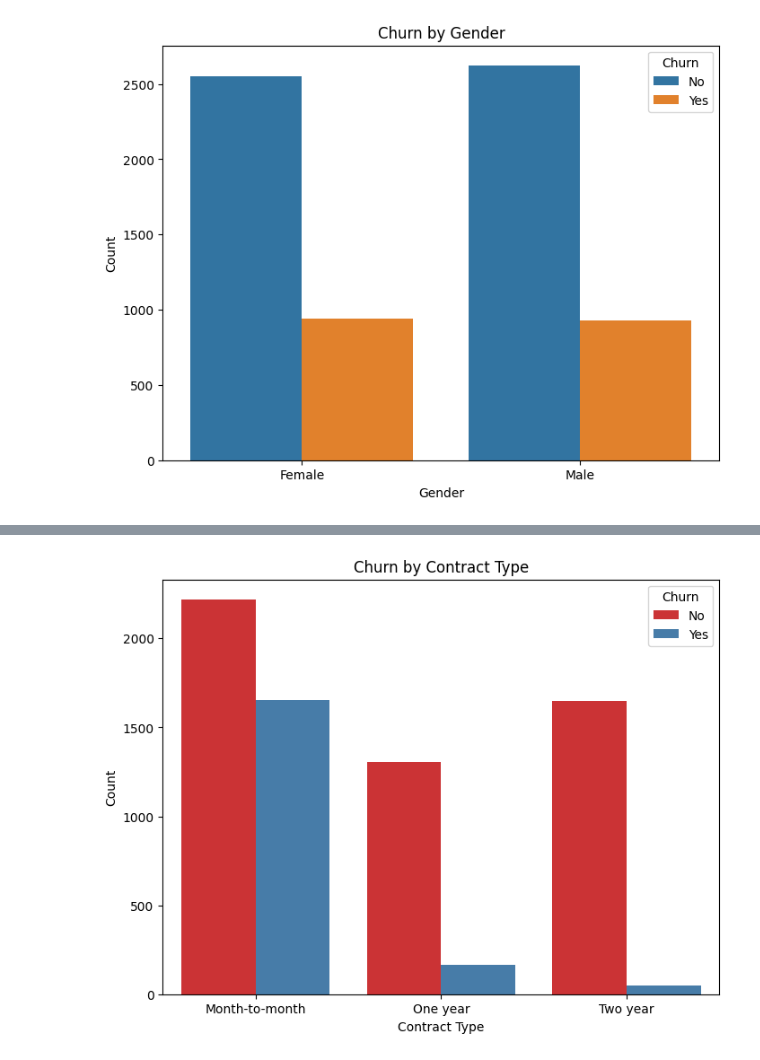
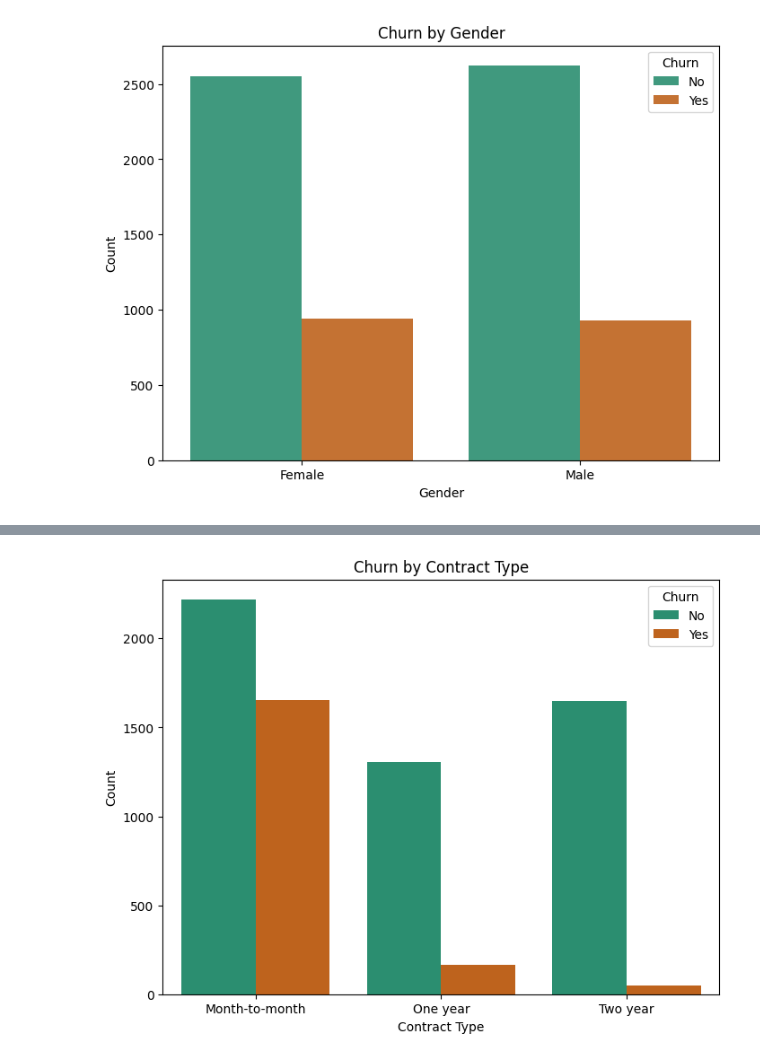
Before and after one commit to VedantShirgaonkar/GDSC_ML_Tasks, a Jupyter notebook: New Dataset/EDA.ipynb, the cells around one changed output, grey strips where cells are left out. Cells and saved outputs as stored; diff of their text form; code cells hidden in the pictures.

```diff
--- a/New Dataset/EDA.ipynb
+++ b/New Dataset/EDA.ipynb
@@ -117,11 +132,10 @@ Passing `palette` without assigning `hue` is deprecated and will be removed in v
 # %%
-
 # Insight 4: Contract Type and Churn
 plt.figure(figsize=(8, 6))
-sns.countplot(data=df, x='Contract', hue='Churn', palette='Set1')
+sns.countplot(data=df, x='Contract', hue='Churn', palette='Dark2')
 plt.title('Churn by Contract Type')
 plt.xlabel('Contract Type')
 plt.ylabel('Count')
 plt.show()
 # %% [output]
-[figure, old version]
+[figure, new version]
```
Also changed, not shown: parts of 11 cells of this notebook, 1 other file.
